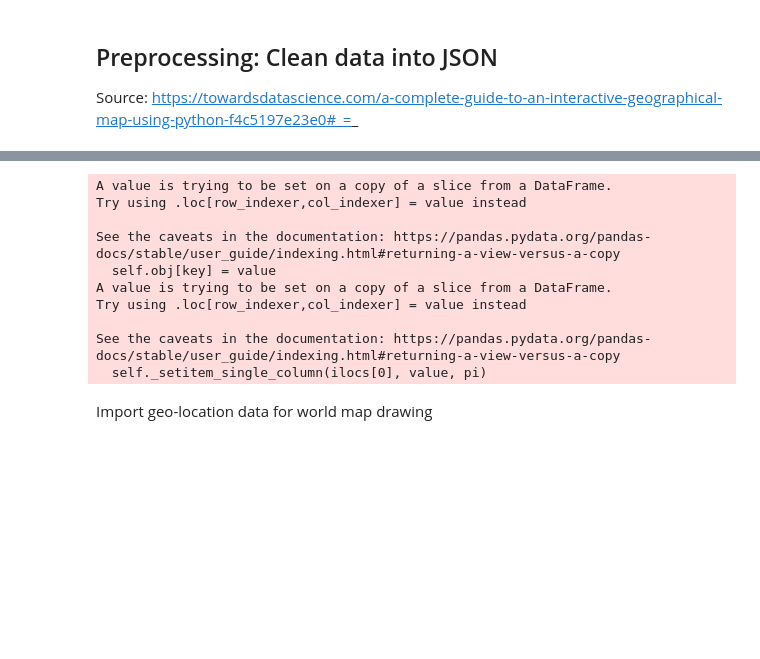
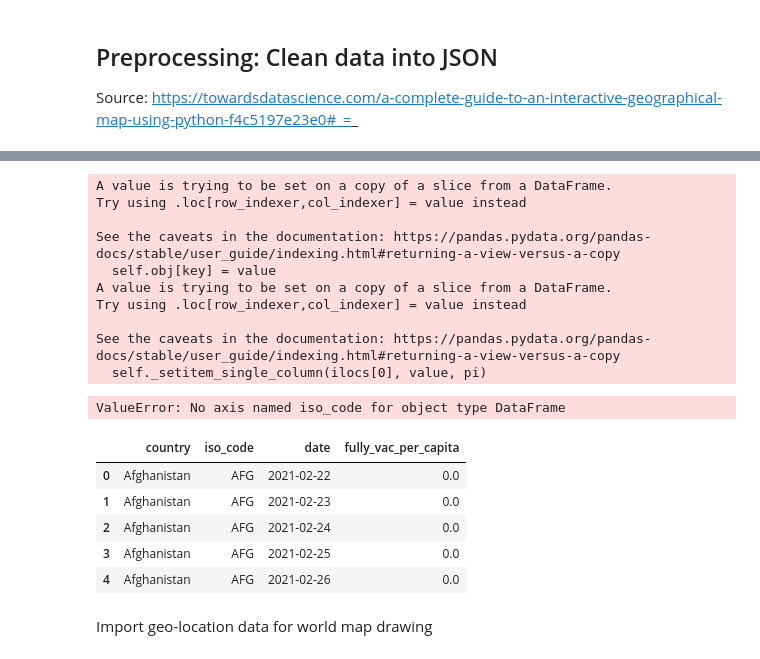
Before and after one commit to fhoang7/covid-19-vaccines, a Jupyter notebook: scripts/full_vaccinations_worldmap.ipynb, the cells around one changed output, grey strips where cells are left out. Cells and saved outputs as stored; diff of their text form; code cells hidden in the pictures; blank space fills up the shorter version.

```diff
--- a/scripts/full_vaccinations_worldmap.ipynb
+++ b/scripts/full_vaccinations_worldmap.ipynb
@@ -21,7 +21,7 @@ fully_vaccinations = data[['country', 'iso_code', 'date', 'people_fully_vaccinat
 fully_vaccinations.loc[:, 'fully_vac_per_capita'] = fully_vaccinations.loc[:, 'people_fully_vaccinated']/fully_vaccinations.loc[:, 'population']
 fully_vaccinations.loc[:, 'date'] = pd.to_datetime(fully_vaccinations.loc[:, 'date'], format='%Y-%m-%d')
 fully_vaccinations = fully_vaccinations[['country', 'iso_code', 'date', 'fully_vac_per_capita']]
-#max_full_vaccinations = fully_vaccinations.groupby('country', 'iso_code')['fully_vac_per_capita'].max().sort_values()
+max_full_vaccinations = fully_vaccinations.groupby('country', 'iso_code')['fully_vac_per_capita'].max().sort_values()
 # %% [output]
 A value is trying to be set on a copy of a slice from a DataFrame.
 Try using .loc[row_indexer,col_indexer] = value instead
@@ -33,6 +33,16 @@ Try using .loc[row_indexer,col_indexer] = value instead
 
 See the caveats in the documentation: https://pandas.pydata.org/pandas-docs/stable/user_guide/indexing.html#returning-a-view-versus-a-copy
   self._setitem_single_column(ilocs[0], value, pi)
+ValueError: No axis named iso_code for object type DataFrame
+# %%
+fully_vaccinations.head()
+# %% [output]
+|  | country | iso_code | date | fully_vac_per_capita |
+| 0 | Afghanistan | AFG | 2021-02-22 | 0.0 |
+| 1 | Afghanistan | AFG | 2021-02-23 | 0.0 |
+| 2 | Afghanistan | AFG | 2021-02-24 | 0.0 |
+| 3 | Afghanistan | AFG | 2021-02-25 | 0.0 |
+| 4 | Afghanistan | AFG | 2021-02-26 | 0.0 |
 # %%
 max_full_vaccinations = fully_vaccinations.groupby('iso_code')['fully_vac_per_capita'].max().sort_values()
 # %%
```
Also changed, not shown: parts of 4 cells of this notebook, 1 other file.
